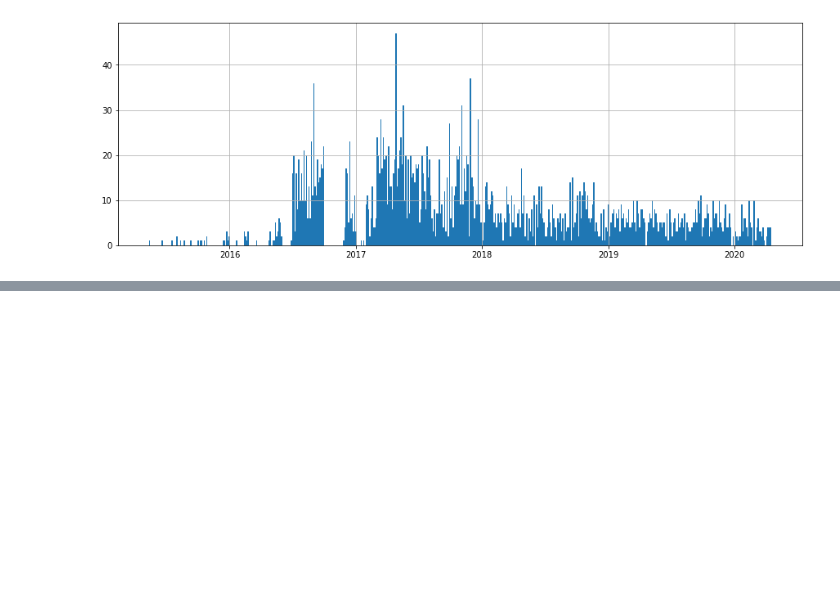
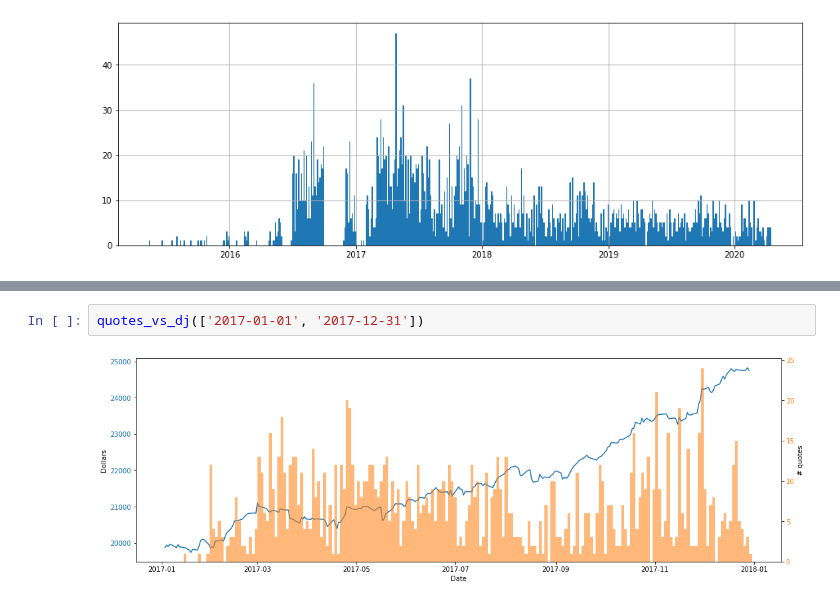
Before and after one commit to epfl-ada/ada-2021-project-data-diggers, a Jupyter notebook: eco_analysis.ipynb, the cells around one changed output, grey strips where cells are left out. Saved outputs shown, nothing was run; the diff lists cells and outputs as text; blank space fills up the shorter version.

```diff
--- a/eco_analysis.ipynb
+++ b/eco_analysis.ipynb
@@ -280,0 +327,4 @@ quotes_vs_dj()
+# %%
+quotes_vs_dj(['2017-01-01', '2017-12-31'])
+# %% [output]
+[figure, added]
```
Also changed, not shown: parts of 9 cells of this notebook.
